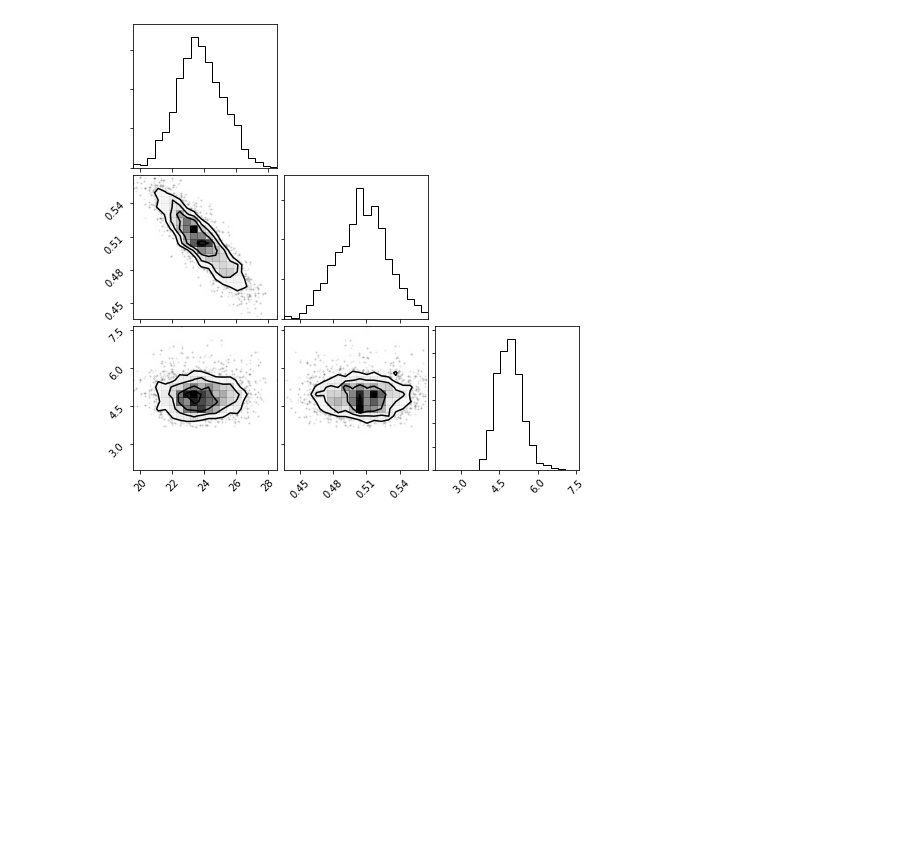
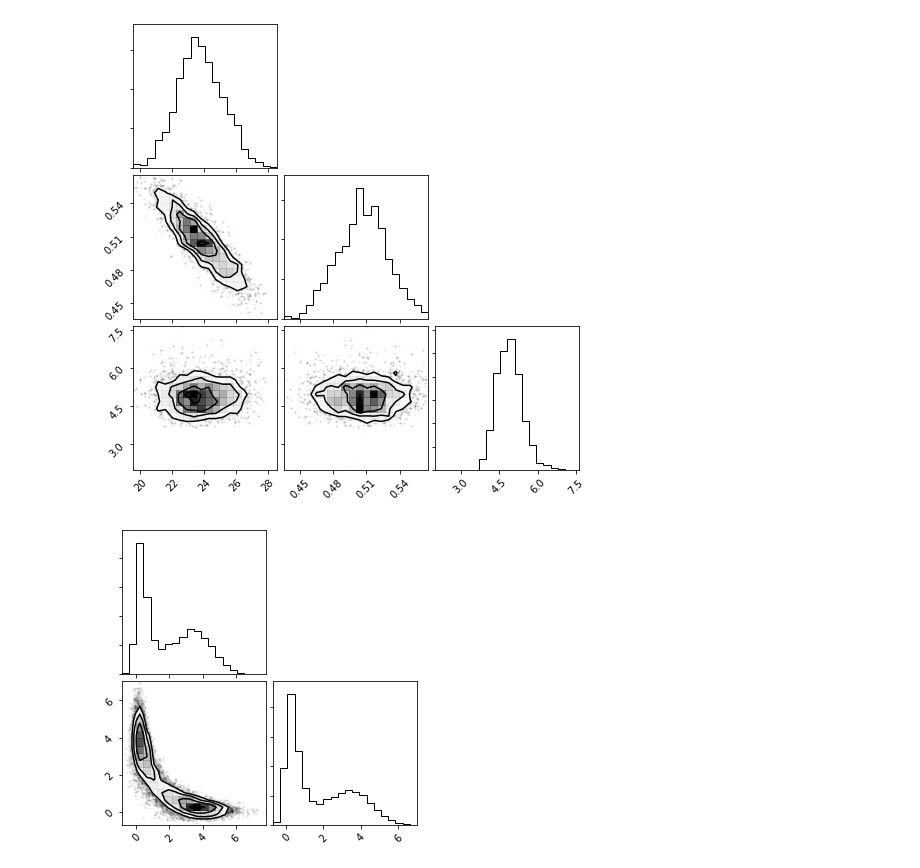
Before and after one commit to davidwcraig/var-mcmc, a Jupyter notebook: py-slicer.ipynb, the cells around one changed output. Cells and saved outputs as stored; diff of their text form; code cells hidden in the pictures; blank space fills up the shorter version.

Commit message:
add another distribution to py-slicer.ipynb

```diff
--- a/py-slicer.ipynb
+++ b/py-slicer.ipynb
@@ -143,3 +145,14 @@ array([[24.        ,  0.5       ,  2.        ],
 figc = corner.corner(res)
 # %% [output]
 [figure]
+# %%
+def fnana(X, dummy):
+    x, y = X
+    lf = -( (x*y)**2 + x**2 + y**2 - 8*x -8*y )/2
+    return lf
+# %%
+nanares, lks = slicer(fnana, 2, np.array([1, 1]), None, N=20000, w=0.5, m=10)
+# %%
+fign = corner.corner(nanares)
+# %% [output]
+[figure, added]
```
Also changed, not shown: parts of 1 cell of this notebook.
